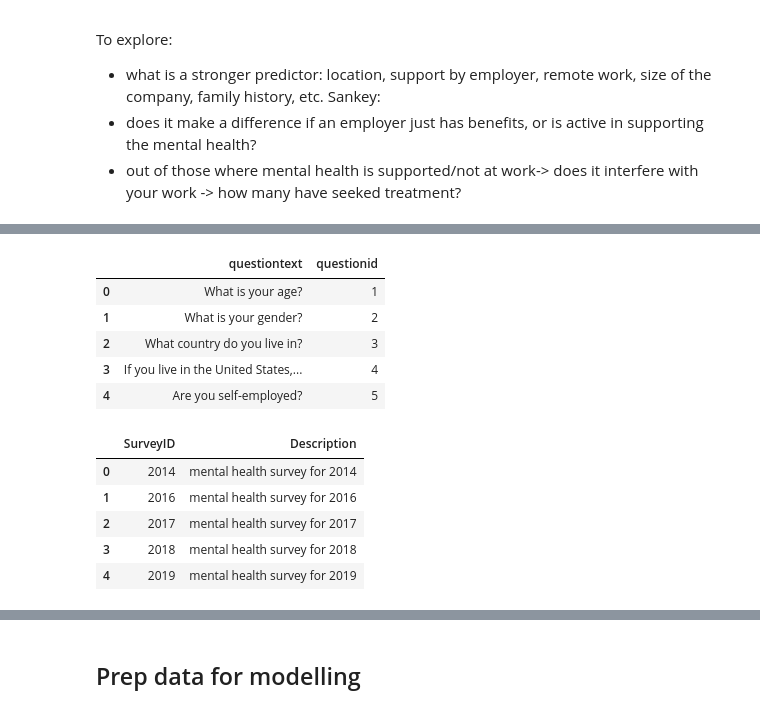
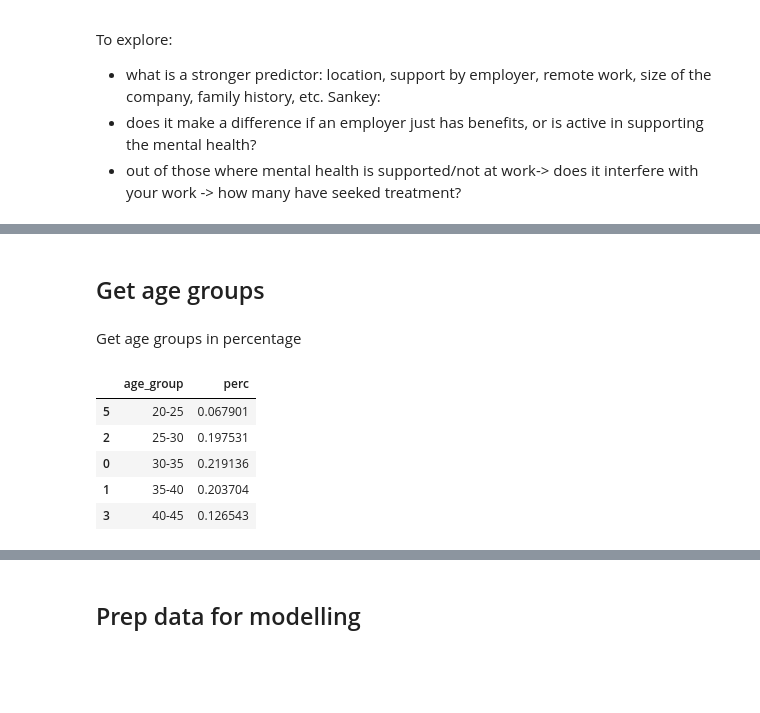
Before and after one commit to kgereb/mental-health-tech, a Jupyter notebook: tech_ment_health.ipynb, the cells around one changed output, grey strips where cells are left out. Cells and saved outputs as stored; diff of their text form; code cells hidden in the pictures; blank space fills up the shorter version.

```diff
--- a/tech_ment_health.ipynb
+++ b/tech_ment_health.ipynb
@@ -49,2 +47,0 @@ Index(['Timestamp', 'Age', 'Gender', 'Country', 'state', 'self_employed',
-# %%
-survey_df = survey_df[survey_df['self_employed']=='No']
@@ -116,0 +120,2 @@ Name: Gender, dtype: int64
+# %%
+short_survey_df = survey_df[columns]
@@ -117,18 +220,46 @@ Name: Gender, dtype: int64
+# %% [markdown]
+## Get age groups
+# %%
+# Getting rid of 28 rows
+short_survey_df = short_survey_df[short_survey_df['What is your age?']!='other']
+short_survey_df['What is your age?'] = short_survey_df['What is your age?'].astype(np.int)
+short_survey_df['What is your age?'].value_counts()
+
+def func(row):
+        if (row['What is your age?'] >= 20) & (row['What is your age?'] < 25):
+            return '20-25'
+        elif (row['What is your age?'] >= 25) & (row['What is your age?'] < 30):
+            return '25-30'
+        elif (row['What is your age?'] >= 30) & (row['What is your age?'] < 35):
+            return '30-35'
+        elif (row['What is your age?'] >= 35) & (row['What is your age?'] < 40):
+            return '35-40'
+        elif (row['What is your age?'] >= 40) & (row['What is your age?'] < 45):
+            return '40-45'
+        elif (row['What is your age?'] >= 45) & (row['What is your age?'] < 50):
+            return '45-50'
+        elif (row['What is your age?'] >= 50) & (row['What is your age?'] < 55):
+            return '50-55'
+        elif (row['What is your age?'] >= 55) & (row['What is your age?'] < 60):
+            return '55-60'
+        elif (row['What is your age?'] >= 60) & (row['What is your age?'] < 65):
+            return '60-65'
+        else:
+            return 'other'
+
+short_survey_df['age_group'] = short_survey_df.apply(func, axis=1)
+# %% [markdown]
+Get age groups in percentage
+# %%
+age_groups_df = short_survey_df['age_group'].value_counts(normalize=True).reset_index().sort_values(['index'])
+age_groups_df = age_groups_df.rename(columns={'age_group':'perc',
+                              'index':'age_group'})
 # %%
-question_df.head()
+age_groups_df.head()
 # %% [output]
-|  | questiontext | questionid |
-| 0 | What is your age? | 1 |
-| 1 | What is your gender? | 2 |
-| 2 | What country do you live in? | 3 |
-| 3 | If you live in the United States,... | 4 |
-| 4 | Are you self-employed? | 5 |
+|  | age_group | perc |
+| 5 | 20-25 | 0.067901 |
+| 2 | 25-30 | 0.197531 |
+| 0 | 30-35 | 0.219136 |
+| 1 | 35-40 | 0.203704 |
+| 3 | 40-45 | 0.126543 |
-# %%
-survey_df.head()
-# %% [output]
-|  | SurveyID | Description |
-| 0 | 2014 | mental health survey for 2014 |
-| 1 | 2016 | mental health survey for 2016 |
-| 2 | 2017 | mental health survey for 2017 |
-| 3 | 2018 | mental health survey for 2018 |
-| 4 | 2019 | mental health survey for 2019 |
```
Also changed, not shown: parts of 31 cells of this notebook.
